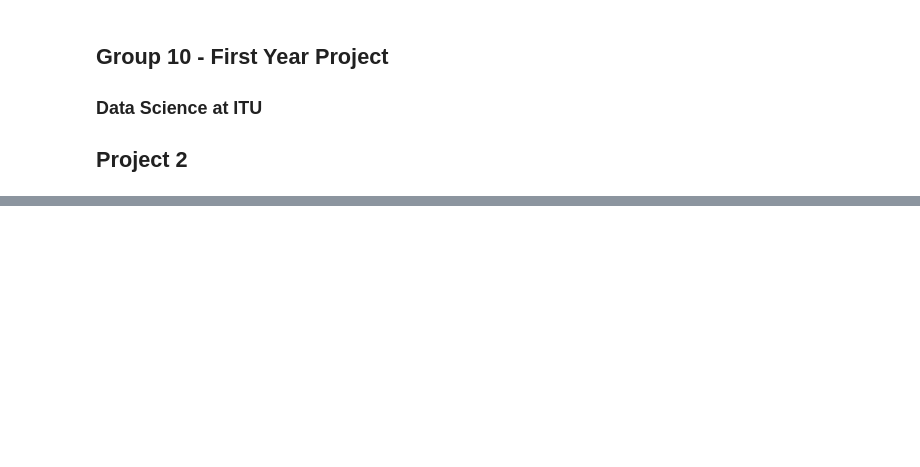
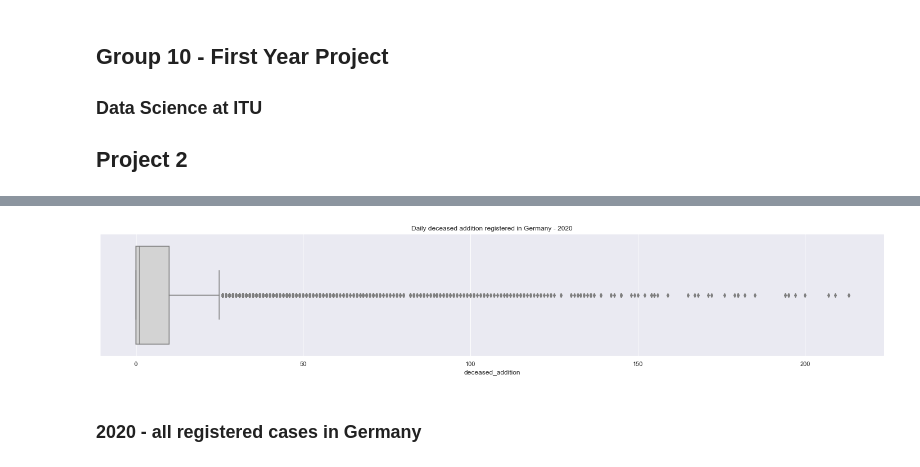
Before and after one commit to Florian335/fyp2021p02g10, a Jupyter notebook: Notebooks/kata.ipynb, the cells around one changed output, grey strips where cells are left out. Saved outputs shown, nothing was run; the diff lists cells and outputs as text; code cells hidden in the pictures; blank space fills up the shorter version.

```diff
--- a/Notebooks/kata.ipynb
+++ b/Notebooks/kata.ipynb
@@ -273,0 +185,9 @@ plt.show()
+# %%
+deCorona_deceased = raw_data['corona']['deceased_addition']
+sns.boxplot(deCorona_deceased, color='lightgray').set_title('Daily deceased addition registered in Germany - 2020')
+# figure size in inches
+rcParams['figure.figsize'] = 25,5;
+# %% [output]
+[figure, added]
+# %% [markdown]
+### 2020 - all registered cases in Germany
```
Also changed, not shown: parts of 85 cells of this notebook.
